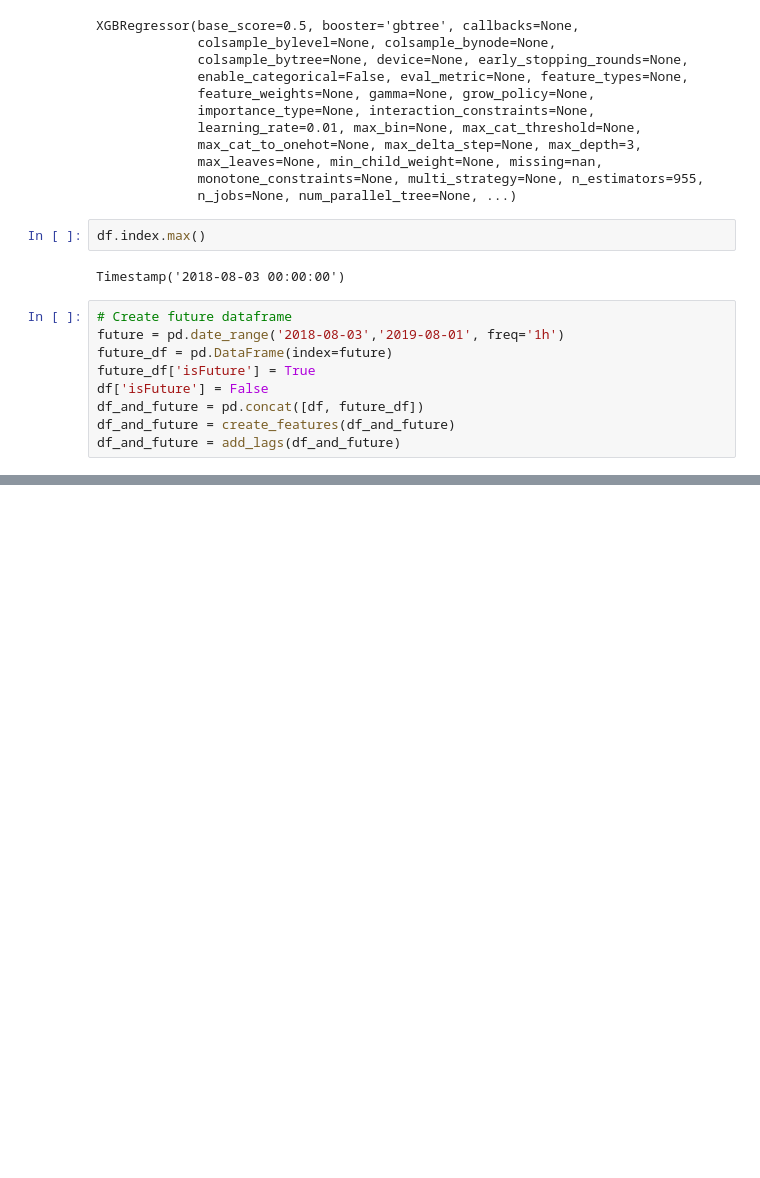
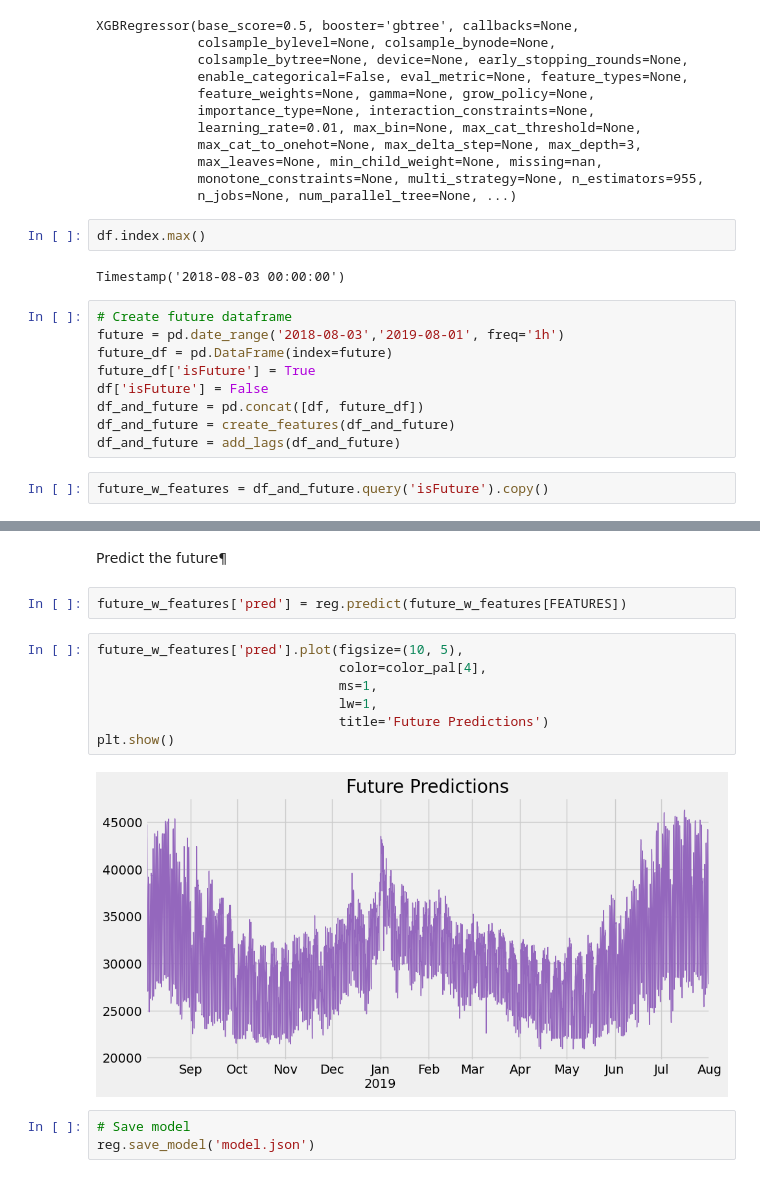
Before and after one commit to raihansb29/complete-pandas-tutorial, a Jupyter notebook: XGBtimeanalcopy.ipynb, the cells around one changed output, grey strips where cells are left out. Saved outputs shown, nothing was run; the diff lists cells and outputs as text; blank space fills up the shorter version.

```diff
--- a/XGBtimeanalcopy.ipynb
+++ b/XGBtimeanalcopy.ipynb
@@ -439,3 +439,5 @@ df['isFuture'] = False
 df_and_future = pd.concat([df, future_df])
 df_and_future = create_features(df_and_future)
 df_and_future = add_lags(df_and_future)
+# %%
+future_w_features = df_and_future.query('isFuture').copy()
@@ -441,0 +460,16 @@ df_and_future = add_lags(df_and_future)
+# %% [markdown]
+Predict the future¶
+# %%
+future_w_features['pred'] = reg.predict(future_w_features[FEATURES])
+# %%
+future_w_features['pred'].plot(figsize=(10, 5),
+                               color=color_pal[4],
+                               ms=1,
+                               lw=1,
+                               title='Future Predictions')
+plt.show()
+# %% [output]
+[figure, added]
+# %%
+# Save model
+reg.save_model('model.json')
```
Also changed, not shown: parts of 2 cells of this notebook, 4 other files.
